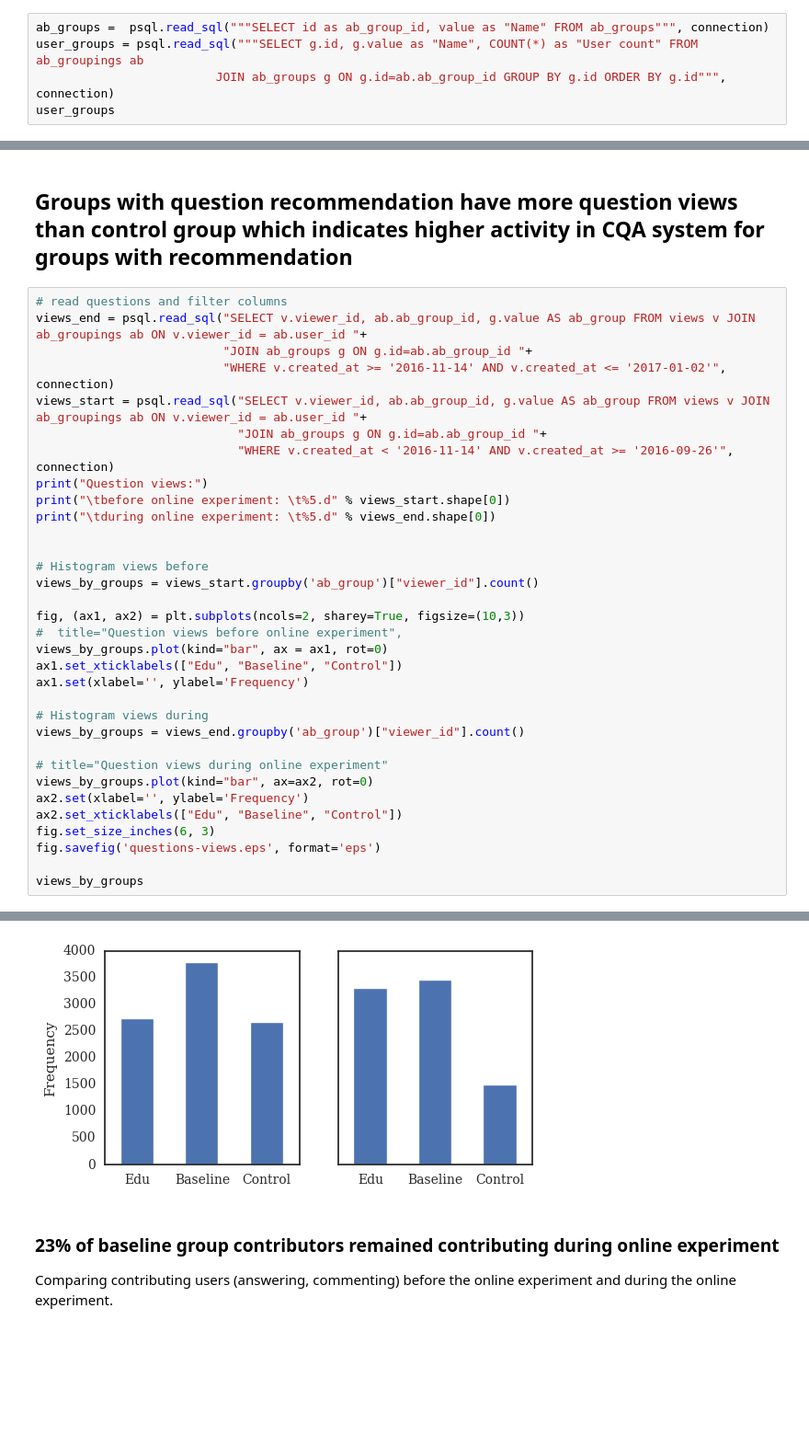
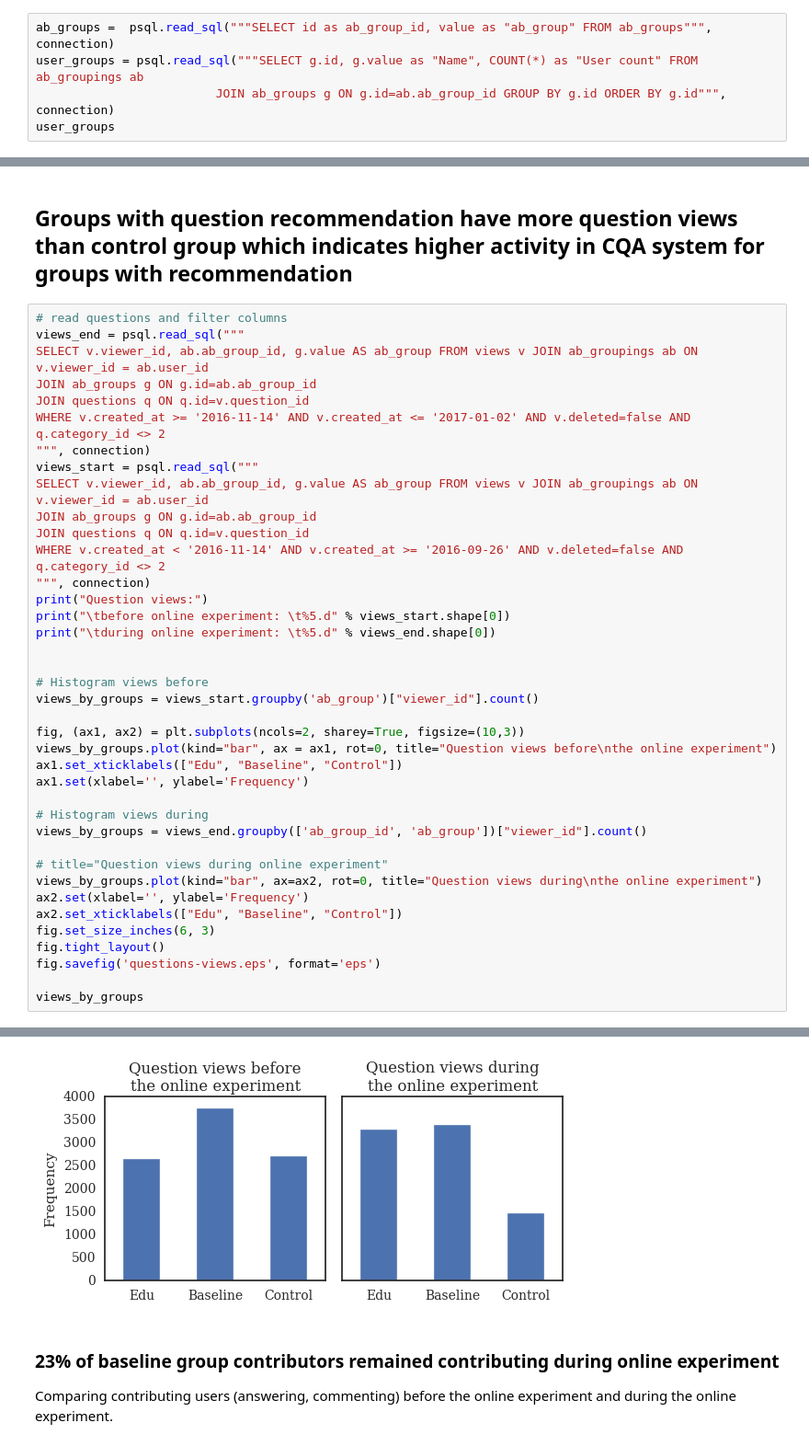
Before and after one commit to dmacjam/dp-analysis-evaluation, a Jupyter notebook: Online Evaluation.ipynb, the cells around one changed output, grey strips where cells are left out. Shown at 92% size. Saved outputs shown, nothing was run; the diff lists cells and outputs as text; blank space fills up the shorter version.

````diff
--- a/Online Evaluation.ipynb
+++ b/Online Evaluation.ipynb
@@ -52,7 +53,7 @@ for i in lenght(sorted_users):
       ab_group[(i % 3) +1] <- sorted_users[i]
 ```
 # %%
-ab_groups =  psql.read_sql("""SELECT id as ab_group_id, value as "Name" FROM ab_groups""", connection)
+ab_groups =  psql.read_sql("""SELECT id as ab_group_id, value as "ab_group" FROM ab_groups""", connection)
 user_groups = psql.read_sql("""SELECT g.id, g.value as "Name", COUNT(*) as "User count" FROM ab_groupings ab
                          JOIN ab_groups g ON g.id=ab.ab_group_id GROUP BY g.id ORDER BY g.id""", connection)
 user_groups
@@ -265,12 +314,18 @@ Unique users during online course decreased by 60%. Even with the decrease in ac
 ## Groups with question recommendation have more question views than control group which indicates higher activity in CQA system for groups with recommendation
 # %%
 # read questions and filter columns
-views_end = psql.read_sql("SELECT v.viewer_id, ab.ab_group_id, g.value AS ab_group FROM views v JOIN ab_groupings ab ON v.viewer_id = ab.user_id "+
-                          "JOIN ab_groups g ON g.id=ab.ab_group_id "+
-                          "WHERE v.created_at >= '2016-11-14' AND v.created_at <= '2017-01-02'", connection)
-views_start = psql.read_sql("SELECT v.viewer_id, ab.ab_group_id, g.value AS ab_group FROM views v JOIN ab_groupings ab ON v.viewer_id = ab.user_id "+
-                            "JOIN ab_groups g ON g.id=ab.ab_group_id "+
-                            "WHERE v.created_at < '2016-11-14' AND v.created_at >= '2016-09-26'", connection)
+views_end = psql.read_sql("""
+SELECT v.viewer_id, ab.ab_group_id, g.value AS ab_group FROM views v JOIN ab_groupings ab ON v.viewer_id = ab.user_id
+JOIN ab_groups g ON g.id=ab.ab_group_id
+JOIN questions q ON q.id=v.question_id
+WHERE v.created_at >= '2016-11-14' AND v.created_at <= '2017-01-02' AND v.deleted=false AND q.category_id <> 2
+""", connection)
+views_start = psql.read_sql("""
+SELECT v.viewer_id, ab.ab_group_id, g.value AS ab_group FROM views v JOIN ab_groupings ab ON v.viewer_id = ab.user_id
+JOIN ab_groups g ON g.id=ab.ab_group_id
+JOIN questions q ON q.id=v.question_id
+WHERE v.created_at < '2016-11-14' AND v.created_at >= '2016-09-26' AND v.deleted=false AND q.category_id <> 2
+""", connection)
 print("Question views:")
 print("\tbefore online experiment: \t%5.d" % views_start.shape[0])
 print("\tduring online experiment: \t%5.d" % views_end.shape[0])
@@ -280,19 +335,19 @@ print("\tduring online experiment: \t%5.d" % views_end.shape[0])
 views_by_groups = views_start.groupby('ab_group')["viewer_id"].count()
 
 fig, (ax1, ax2) = plt.subplots(ncols=2, sharey=True, figsize=(10,3))
-#  title="Question views before online experiment",
-views_by_groups.plot(kind="bar", ax = ax1, rot=0)
+views_by_groups.plot(kind="bar", ax = ax1, rot=0, title="Question views before\nthe online experiment")
 ax1.set_xticklabels(["Edu", "Baseline", "Control"])
 ax1.set(xlabel='', ylabel='Frequency')
 
 # Histogram views during
-views_by_groups = views_end.groupby('ab_group')["viewer_id"].count()
+views_by_groups = views_end.groupby(['ab_group_id', 'ab_group'])["viewer_id"].count()
 
 # title="Question views during online experiment"
-views_by_groups.plot(kind="bar", ax=ax2, rot=0)
+views_by_groups.plot(kind="bar", ax=ax2, rot=0, title="Question views during\nthe online experiment")
 ax2.set(xlabel='', ylabel='Frequency')
 ax2.set_xticklabels(["Edu", "Baseline", "Control"])
 fig.set_size_inches(6, 3)
+fig.tight_layout()
 fig.savefig('questions-views.eps', format='eps')
 
 views_by_groups
@@ -307,5 +362,5 @@ ab_group
 Name: viewer_id, dtype: int64
-[figure, old version]
+[figure, new version]
 # %% [markdown]
 ### 23% of baseline group contributors remained contributing during online experiment
 Comparing contributing users (answering, commenting) before the online experiment and during the online experiment.
````
Also changed, not shown: parts of 69 cells of this notebook, 1 other file.
